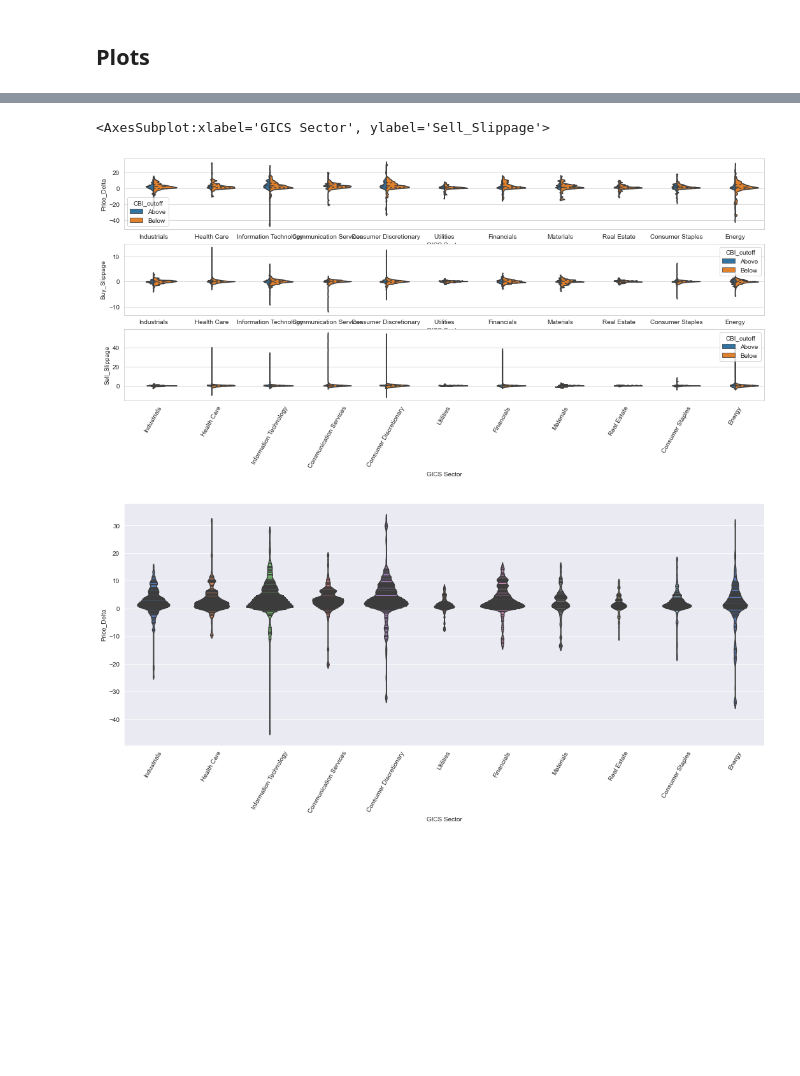
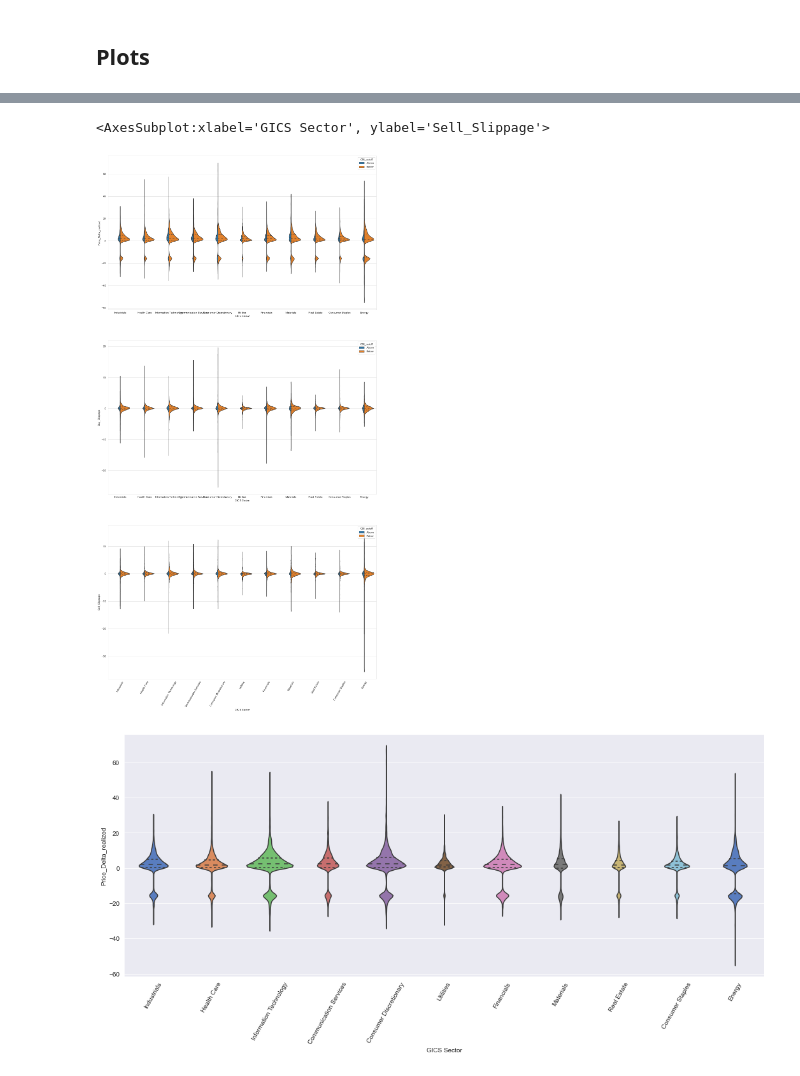
Before and after one commit to arjygh/stocksandoptions, a Jupyter notebook: stonks.ipynb, the cells around one changed output, grey strips where cells are left out. Saved outputs shown, nothing was run; the diff lists cells and outputs as text; code cells hidden in the pictures; blank space fills up the shorter version.

```diff
--- a/stonks.ipynb
+++ b/stonks.ipynb
@@ -372,3 +356,29 @@ passed_trades.head()
+# %%
+#greater than the start date and smaller than the end date - 60 trade days ~3 months before 12/31/2020
+holding_days = 30
+full_df0['Price_Delta_maximus'] = ((full_df0['Close'].rolling(holding_days).max().shift(-holding_days+1)
+                                    - full_df0['Close'])/full_df0['Close']*100.)
+full_df0['Price_Delta_maximus'] = np.where(full_df0['Price_Delta_maximus']<=0.,
+                                           (full_df0['Close'].rolling(holding_days).min().shift(-holding_days+1)
+                                            - full_df0['Close'])/full_df0['Close']*100., full_df0['Price_Delta_maximus'])
+
+mask = (full_df0['Date'] >= test_days[0]) & (full_df0['Date'] <= test_days[-60]) & (full_df0['CBI']<1.0)
+passed_trades_cbi = full_df0.loc[mask].copy()
+
+passed_trades_cbi = passed_trades_cbi.merge(sp500, how='left', on='Symbol')
+passed_trades_cbi.head()
+
+#run_time = datetime.datetime.now().date().isoformat()
+filename = 'fulldf_sp500_from_'+str(trade_days_start)+'_to_'+str(trade_days_end)+'.csv'
+full_df0.to_csv(filename)
+
+filename = 'passed_cbi_sp500_from_'+str(trade_days_start)+'_to_'+str(trade_days_end)+'.csv'
+passed_trades_cbi.to_csv(filename)
+
+# CBI_cutoff = 1.0
+# passed_trades = passed_trades_cbi[passed_trades_cbi['CBI']<CBI_cutoff].reset_index(drop=True)
+
+#sp500.to_csv('sp500.csv')
 # %%
 #%%capture capt
 #passed_trades.sort_values(by=['Date', 'CBI'], ascending=False, inplace=True)
@@ -499,25 +536,25 @@ passed_trades[passed_trades['Price_Delta']<0].head()
 # %%
-CBI_limit = 0.6
+CBI_limit = 0.60
 passed_trades['CBI_cutoff'] = np.where(passed_trades['CBI']<CBI_limit, 'Below', 'Above')
 import seaborn as sns
 sns.set_style('whitegrid')
-fig, ax = plt.subplots(nrows = 3, ncols = 1, figsize=(18, 7))
+fig, ax = plt.subplots(nrows = 3, ncols = 1, figsize=(18, 36))
 plt.xticks(rotation=60)
-sns.violinplot(x="GICS Sector", y="Price_Delta", data=passed_trades,
+sns.violinplot(x="GICS Sector", y="Price_Delta_realized", data=passed_trades,
                   inner="quartile", split=True, hue='CBI_cutoff', scale='count', bw=0.1, ax=ax[0])
 sns.violinplot(x="GICS Sector", y="Buy_Slippage", data=passed_trades,
                   inner="quartile", split=True, hue='CBI_cutoff', scale='count', bw=0.1, ax=ax[1])
 sns.violinplot(x="GICS Sector", y="Sell_Slippage", data=passed_trades,
                   inner="quartile", split=True, hue='CBI_cutoff', scale='count', bw=0.1, ax=ax[2])
 # %% [output]
 <AxesSubplot:xlabel='GICS Sector', ylabel='Sell_Slippage'>
-[figure, old version]
+[figure, new version]
 # %%
 sns.set_style('darkgrid')
 fig, ax = plt.subplots(figsize=(18, 7))
 plt.xticks(rotation=60)
-ax=sns.violinplot(x="GICS Sector", y="Price_Delta", data=passed_trades[passed_trades['CBI']<=CBI_limit],
-                  inner="sticks", scale='count', bw=0.1, palette='muted')
+ax=sns.violinplot(x="GICS Sector", y="Price_Delta_realized", data=passed_trades[passed_trades['CBI']<=CBI_limit],
+                  inner="quartile", scale='count', bw=0.1, palette='muted')
 # %% [output]
-[figure, old version]
+[figure, new version]
 # %%
```
Also changed, not shown: parts of 7 cells of this notebook, 6 other files.
